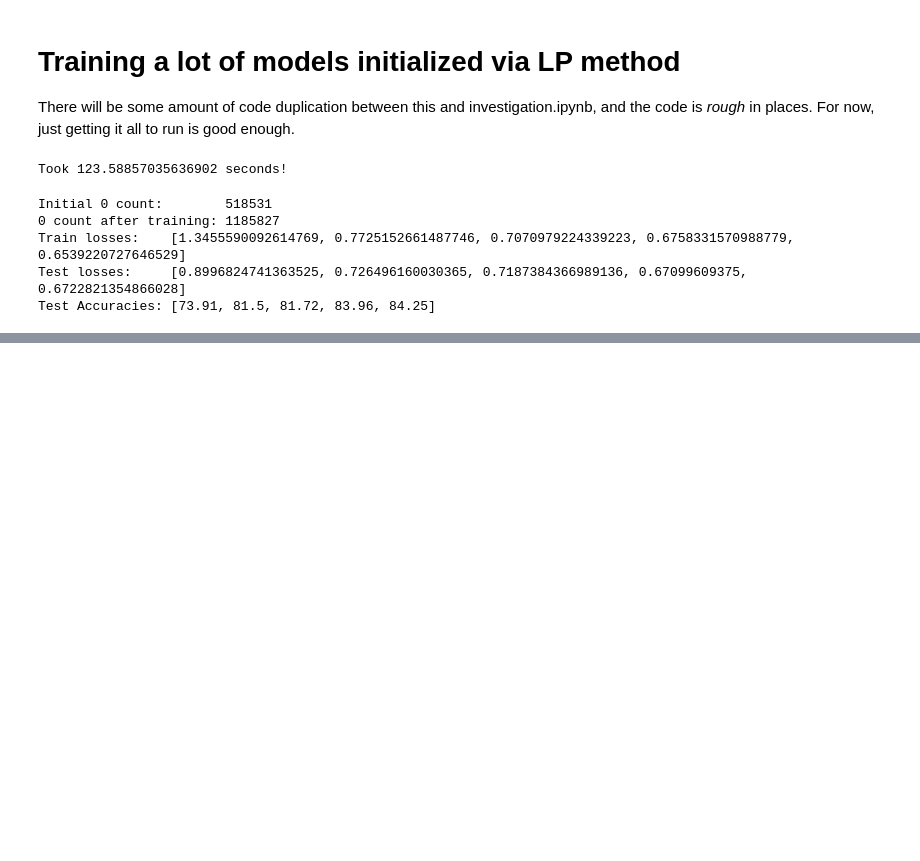
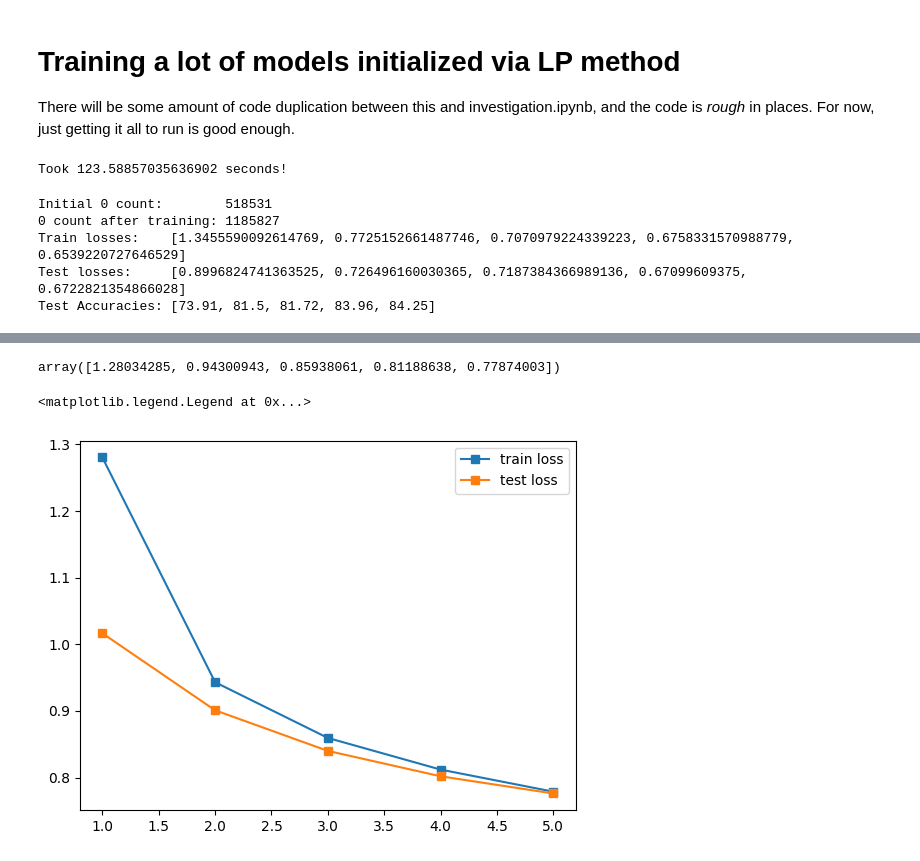
Before and after one commit to AS0berle/generalization-preconditioning, a Jupyter notebook: direct/linprog_model_study.ipynb, the cells around one changed output, grey strips where cells are left out. Cells and saved outputs as stored; diff of their text form; code cells hidden in the pictures; blank space fills up the shorter version.

```diff
--- a/direct/linprog_model_study.ipynb
+++ b/direct/linprog_model_study.ipynb
@@ -287,0 +393,12 @@ Test Accuracies: [59.0, 63.33, 62.1, 64.4, 64.98]
+# %%
+train_df.describe().loc['mean'].to_numpy()
+# %% [output]
+array([1.28034285, 0.94300943, 0.85938061, 0.81188638, 0.77874003])
+# %%
+import matplotlib.pyplot as plt
+plt.plot([x + 1 for x in range(5)], train_df.describe().loc['mean'].to_numpy(), label='train loss', marker="s")
+plt.plot([x + 1 for x in range(5)], test_loss_df.describe().loc['mean'].to_numpy(), label='test loss', marker="s")
+plt.legend()
+# %% [output]
+<matplotlib.legend.Legend at 0x...>
+[figure, added]
```
Also changed, not shown: parts of 14 cells of this notebook, 1 other file.
